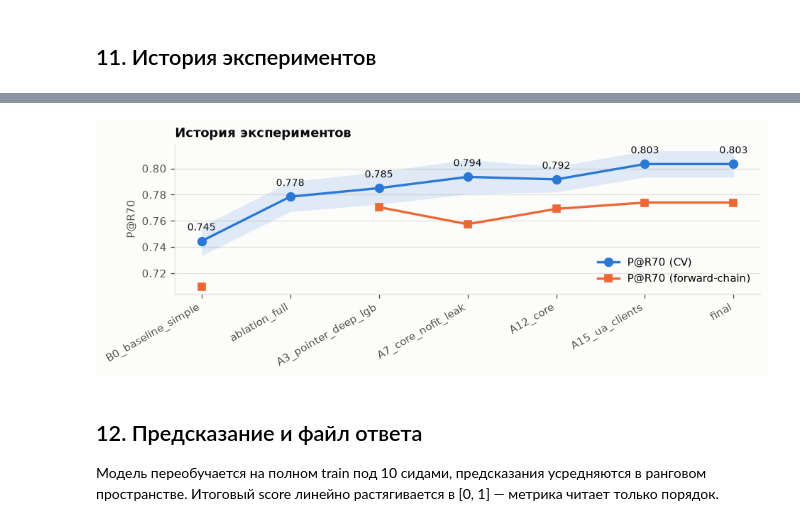
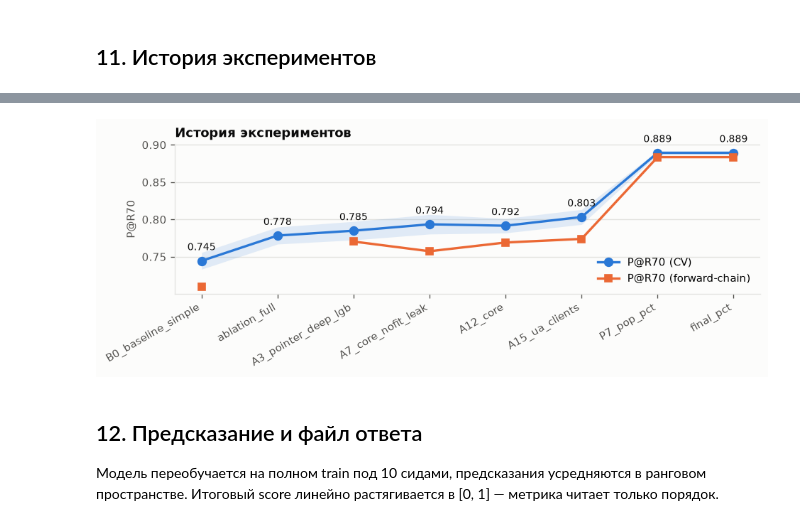
Before and after one commit to dkorbelainen/avito-antibot, a Jupyter notebook: solution.ipynb, the cells around one changed output, grey strips where cells are left out. Cells and saved outputs as stored; diff of their text form; code cells hidden in the pictures.

```diff
--- a/solution.ipynb
+++ b/solution.ipynb
@@ -465,7 +518,8 @@ TRACK = {
     "A7_core_nofit_leak": "словари и ранги только по train, 423",
     "A12_core": "+ временной ряд и баланс классов, 457",
     "A15_ua_clients": "+ разбор User-Agent, 468",
-    "final": "финальная модель, бэггинг по 10 сидам",
+    "P7_pop_pct": "+ популярность объявлений и поведение против популяции, 479",
+    "final_pct": "финальная модель, бэггинг по 10 сидам",
 }
 timeline = report.table(list(TRACK)).assign(шаг=lambda f: f.experiment.map(TRACK))
 plots.progression(timeline.dropna(subset=["P@R70"]))
@@ -482,4 +537,4 @@ timeline
-[figure, old version]
+[figure, new version]
 # %% [markdown]
 ## 12. Предсказание и файл ответа
 
```
Also changed, not shown: parts of 17 cells of this notebook, 7 other files.
